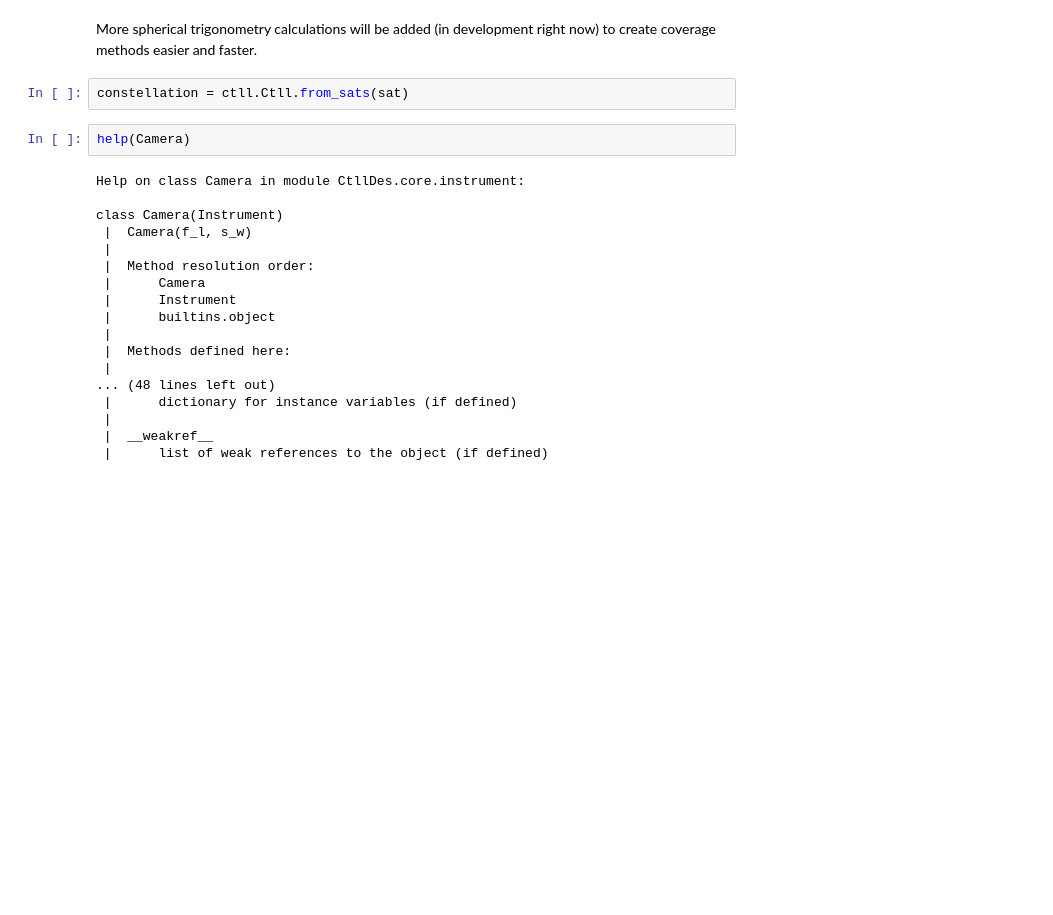
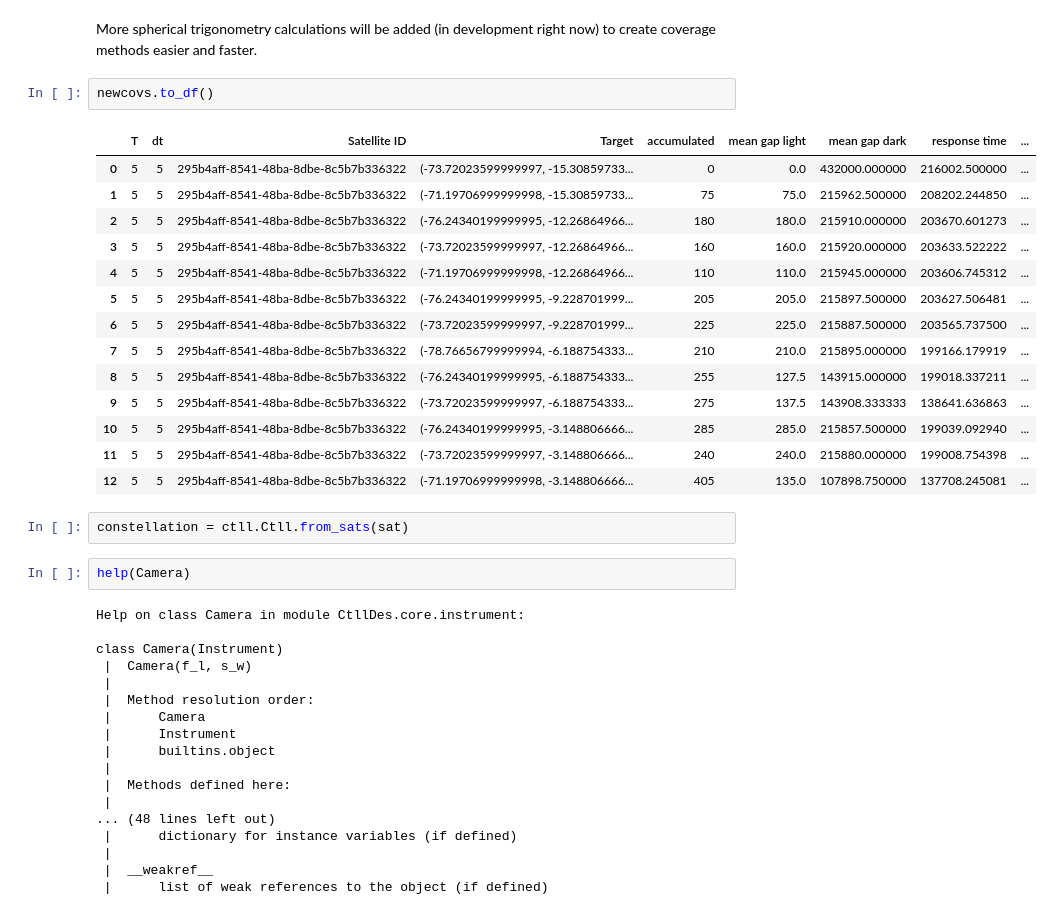
Before and after one commit to ivanbelenky/Ctll, a Jupyter notebook: notebooks/Coverage Analysis.ipynb, the cells around one changed output. Drawn from its saved outputs; the diff is of its cells as text; blank space fills up the shorter version.

```diff
--- a/notebooks/Coverage Analysis.ipynb
+++ b/notebooks/Coverage Analysis.ipynb
@@ -281,5 +335,22 @@ target -60.399729333333276° -26.533542857142827°. 13 of 13
 # %% [markdown]
 More spherical trigonometry calculations will be added (in development right now) to create coverage methods easier and faster.
+# %%
+newcovs.to_df()
+# %% [output]
+|  | T | dt | Satellite ID | Target | accumulated | mean gap light | mean gap dark | response time | ... |
+| 0 | 5 | 5 | 295b4aff-8541-48ba-8dbe-8c5b7b336322 | (-73.72023599999997, -15.30859733... | 0 | 0.0 | 432000.000000 | 216002.500000 | ... |
+| 1 | 5 | 5 | 295b4aff-8541-48ba-8dbe-8c5b7b336322 | (-71.19706999999998, -15.30859733... | 75 | 75.0 | 215962.500000 | 208202.244850 | ... |
+| 2 | 5 | 5 | 295b4aff-8541-48ba-8dbe-8c5b7b336322 | (-76.24340199999995, -12.26864966... | 180 | 180.0 | 215910.000000 | 203670.601273 | ... |
+| 3 | 5 | 5 | 295b4aff-8541-48ba-8dbe-8c5b7b336322 | (-73.72023599999997, -12.26864966... | 160 | 160.0 | 215920.000000 | 203633.522222 | ... |
+| 4 | 5 | 5 | 295b4aff-8541-48ba-8dbe-8c5b7b336322 | (-71.19706999999998, -12.26864966... | 110 | 110.0 | 215945.000000 | 203606.745312 | ... |
+| 5 | 5 | 5 | 295b4aff-8541-48ba-8dbe-8c5b7b336322 | (-76.24340199999995, -9.228701999... | 205 | 205.0 | 215897.500000 | 203627.506481 | ... |
+| 6 | 5 | 5 | 295b4aff-8541-48ba-8dbe-8c5b7b336322 | (-73.72023599999997, -9.228701999... | 225 | 225.0 | 215887.500000 | 203565.737500 | ... |
+| 7 | 5 | 5 | 295b4aff-8541-48ba-8dbe-8c5b7b336322 | (-78.76656799999994, -6.188754333... | 210 | 210.0 | 215895.000000 | 199166.179919 | ... |
+| 8 | 5 | 5 | 295b4aff-8541-48ba-8dbe-8c5b7b336322 | (-76.24340199999995, -6.188754333... | 255 | 127.5 | 143915.000000 | 199018.337211 | ... |
+| 9 | 5 | 5 | 295b4aff-8541-48ba-8dbe-8c5b7b336322 | (-73.72023599999997, -6.188754333... | 275 | 137.5 | 143908.333333 | 138641.636863 | ... |
+| 10 | 5 | 5 | 295b4aff-8541-48ba-8dbe-8c5b7b336322 | (-76.24340199999995, -3.148806666... | 285 | 285.0 | 215857.500000 | 199039.092940 | ... |
+| 11 | 5 | 5 | 295b4aff-8541-48ba-8dbe-8c5b7b336322 | (-73.72023599999997, -3.148806666... | 240 | 240.0 | 215880.000000 | 199008.754398 | ... |
+| 12 | 5 | 5 | 295b4aff-8541-48ba-8dbe-8c5b7b336322 | (-71.19706999999998, -3.148806666... | 405 | 135.0 | 107898.750000 | 137708.245081 | ... |
 # %%
 constellation = ctll.Ctll.from_sats(sat)
 # %%
```
Also changed, not shown: parts of 20 cells of this notebook, 7 other files.
